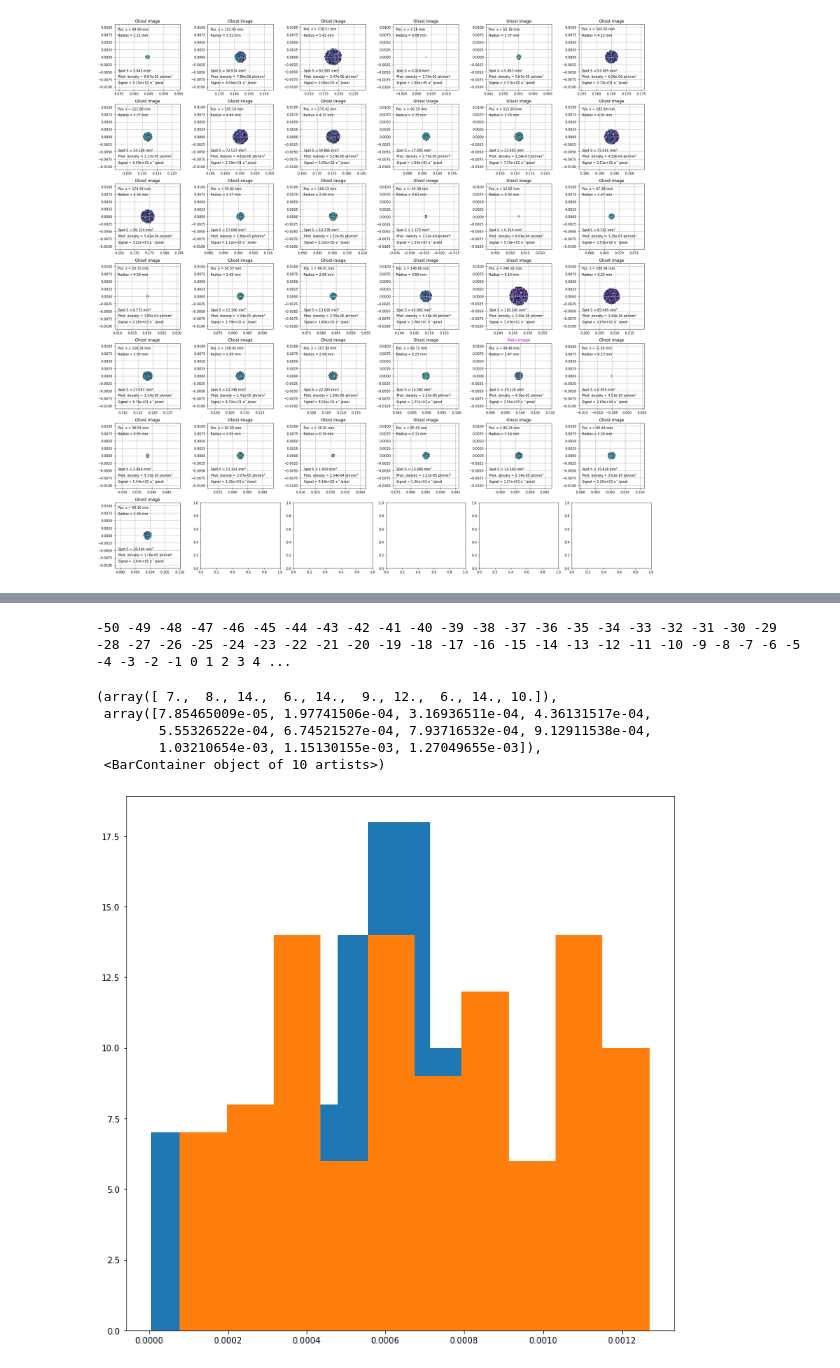
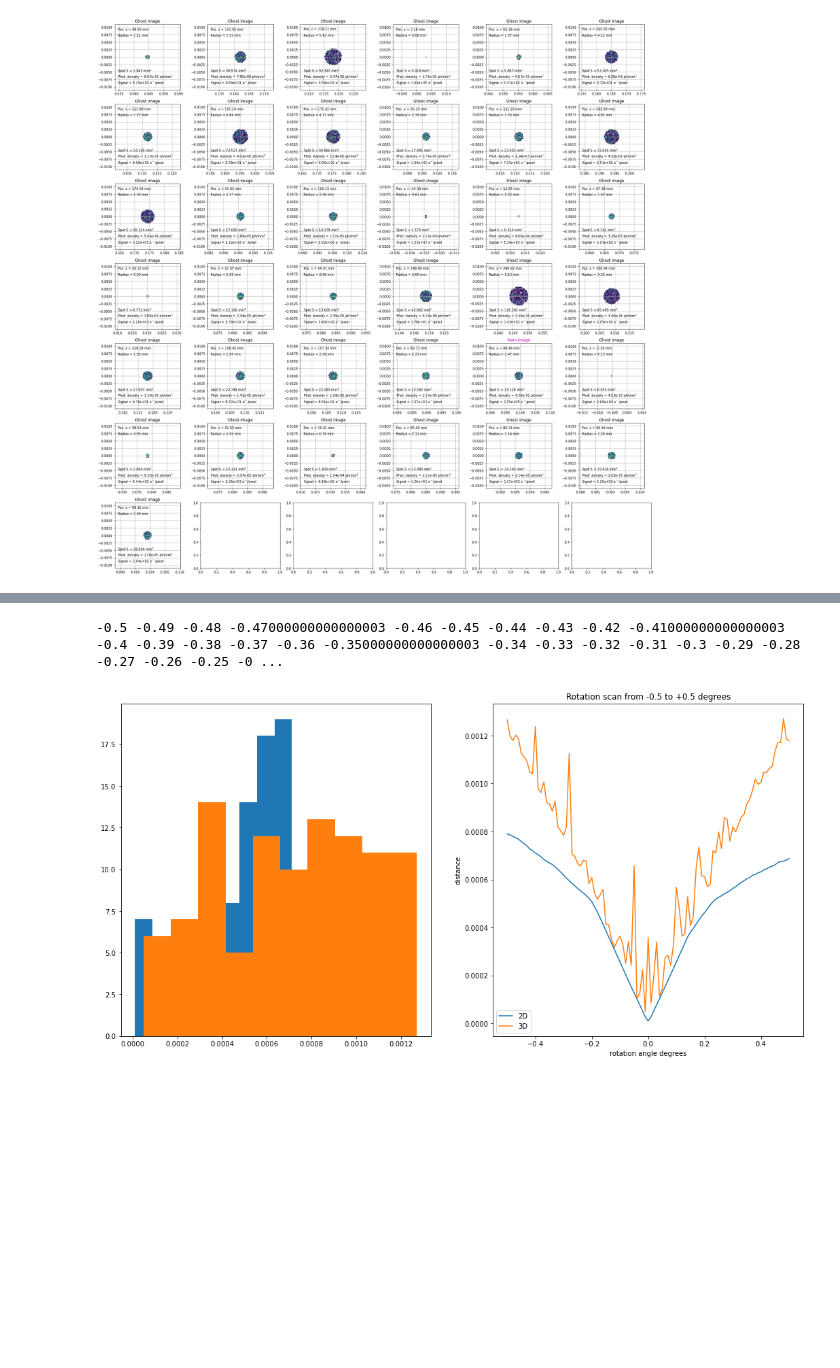
Before and after one commit to lsst-camera-dh/ghosts, a Jupyter notebook: notebooks/LSST_CCOB_ghost_study_distance.ipynb, the cells around one changed output, grey strips where cells are left out. Drawn from its saved outputs; the diff is of its cells as text; code cells hidden in the pictures; blank space fills up the shorter version.

Commit message:
update distances study nb

```diff
--- a/notebooks/LSST_CCOB_ghost_study_distance.ipynb
+++ b/notebooks/LSST_CCOB_ghost_study_distance.ipynb
@@ -95,30 +131,10 @@ data_frame_1.sort_values(by=['name'])
 # %%
-angles = list()
-distances_2d = list()
-distances_3d = list()
-for i in range(-50, 50):
-    degs = 0.01*i
-    angles.append(degs)
-    df_i, gs_i = simulator.full_rotation(telescope, optic_name='L2', axis='y', angle=degs, beam_config=BEAM_CONFIG_1)
-    match_i = match_ghosts(data_frame_1, df_i)
-    dist_i = compute_reduced_distance(match_i)
-    distances_3d.append(dist_i)
-
-    match_i2 = match_ghosts(data_frame_1, df_i)
-    dist_i2 = compute_2d_reduced_distance(match_i2)
-    distances_2d.append(dist_i2)
-
-    print(f'{i} ', end='', flush=True)
+angles = [i*0.01 for i in range(-50, 51)]
+angles_list, distances_2d, distances_3d = \
+    scan_dist_rotation(telescope, ref_data_frame=data_frame_1, optic_name='L2', axis='x', angles_list=angles)
 # %% [output]
--50 -49 -48 -47 -46 -45 -44 -43 -42 -41 -40 -39 -38 -37 -36 -35 -34 -33 -32 -31 -30 -29 -28 -27 -26 -25 -24 -23 -22 -21 -20 -19 -18 -17 -16 -15 -14 -13 -12 -11 -10 -9 -8 -7 -6 -5 -4 -3 -2 -1 0 1 2 3 4 ...
+-0.5 -0.49 -0.48 -0.47000000000000003 -0.46 -0.45 -0.44 -0.43 -0.42 -0.41000000000000003 -0.4 -0.39 -0.38 -0.37 -0.36 -0.35000000000000003 -0.34 -0.33 -0.32 -0.31 -0.3 -0.29 -0.28 -0.27 -0.26 -0.25 -0 ...
 # %%
-plt.rcParams["figure.figsize"] = [12, 12]
-plt.hist(distances_2d)
-plt.hist(distances_3d)
+plot_distances_rotation_scan(angles_list, distances_2d, distances_3d)
 # %% [output]
-(array([ 7.,  8., 14.,  6., 14.,  9., 12.,  6., 14., 10.]),
- array([7.85465009e-05, 1.97741506e-04, 3.16936511e-04, 4.36131517e-04,
-        5.55326522e-04, 6.74521527e-04, 7.93716532e-04, 9.12911538e-04,
-        1.03210654e-03, 1.15130155e-03, 1.27049655e-03]),
- <BarContainer object of 10 artists>)
-[figure, old version]
+[figure, new version]
```
Also changed, not shown: parts of 11 cells of this notebook.
